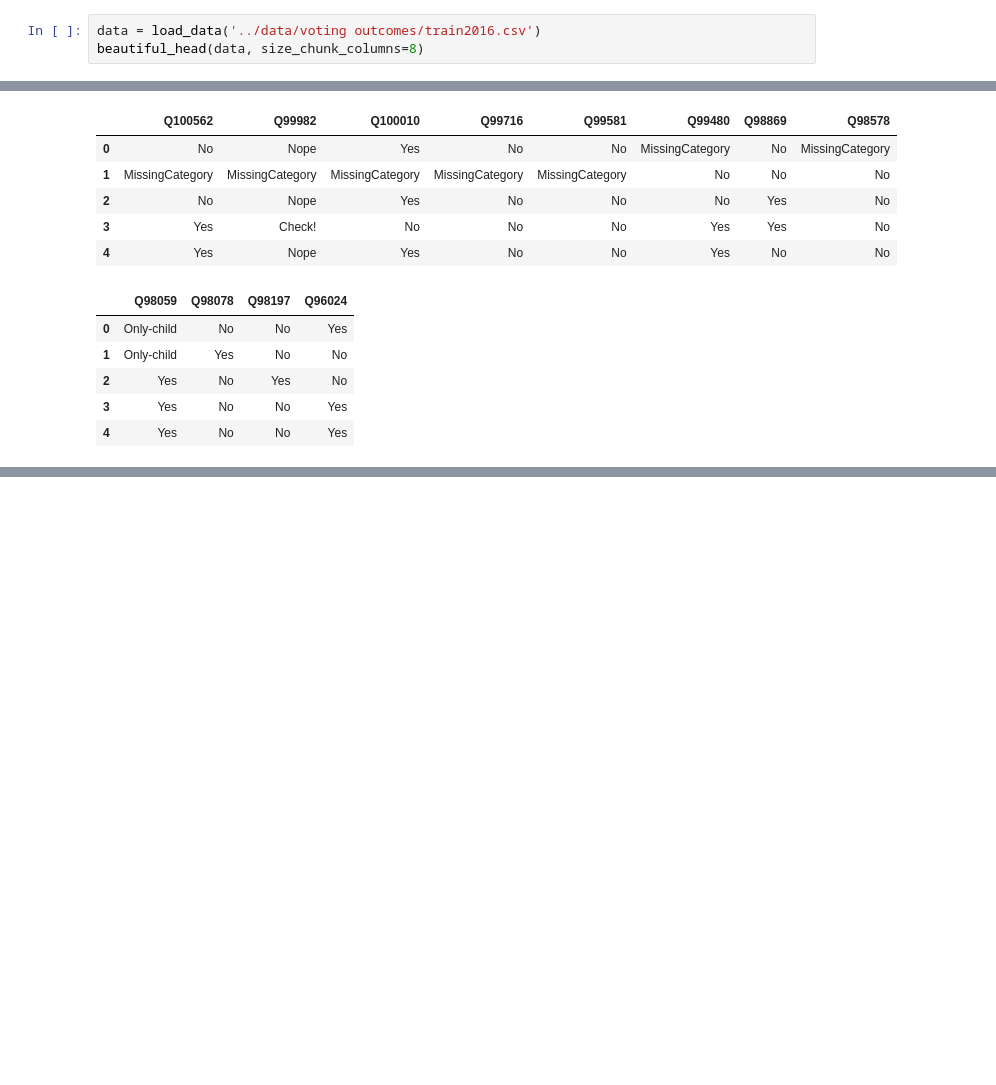
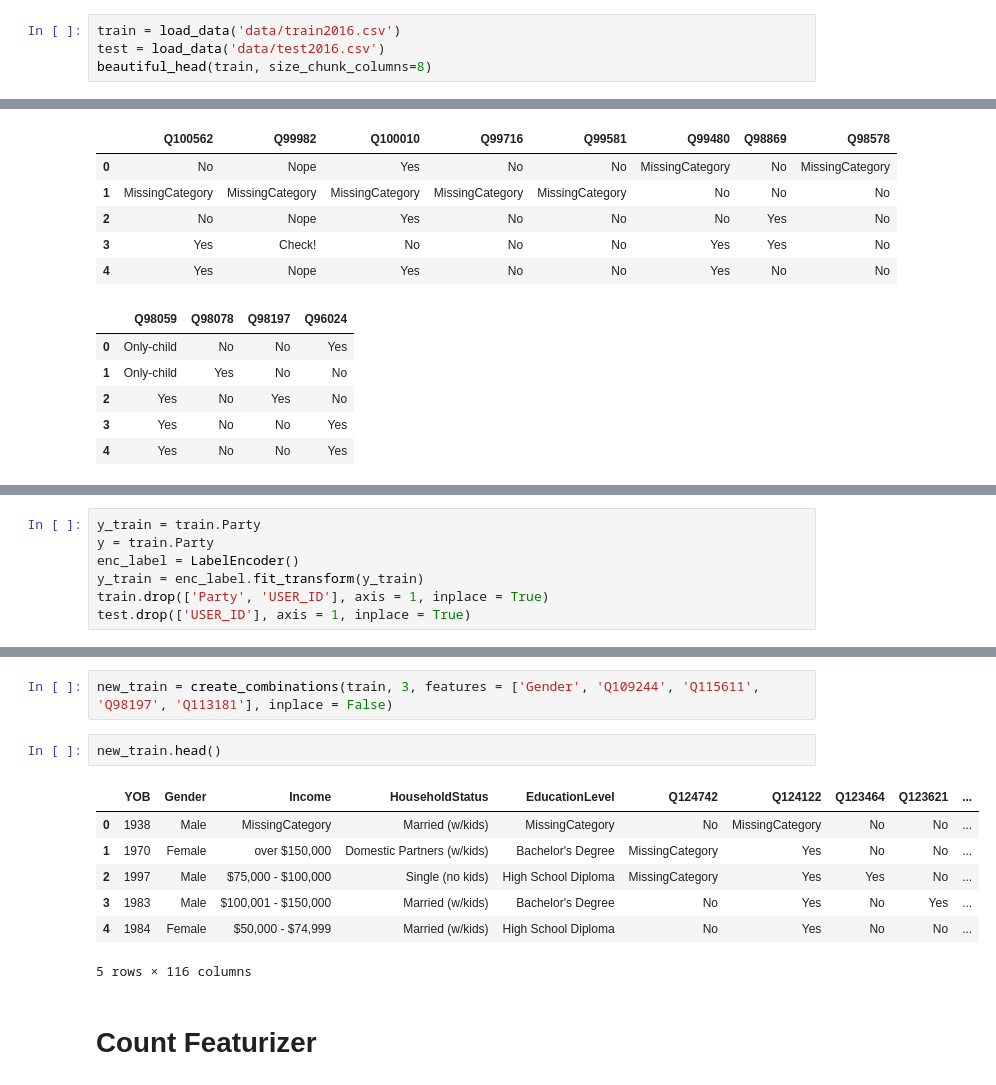
Before and after one commit to open-data-science/datascience-swiss-knife, a Jupyter notebook: handling categorical variables/cat_var_encoding.ipynb, the cells around one changed output, grey strips where cells are left out. Saved outputs shown, nothing was run; the diff lists cells and outputs as text; blank space fills up the shorter version.

```diff
--- a/handling categorical variables/Untitled.ipynb
+++ b/handling categorical variables/cat_var_encoding.ipynb
@@ -10,6 +17,7 @@ import pandas_profiling
 # %%
-data = load_data('../data/voting outcomes/train2016.csv')
-beautiful_head(data, size_chunk_columns=8)
+train = load_data('data/train2016.csv')
+test = load_data('data/test2016.csv')
+beautiful_head(train, size_chunk_columns=8)
 # %% [output]
 |  | USER_ID | YOB | Gender | Income | HouseholdStatus | EducationLevel | Party | Q124742 |
 | 0 | 1 | 1938 | Male | MissingCategory | Married (w/kids) | MissingCategory | Democrat | No |
@@ -106,0 +111,7 @@ dtype('int64')
+# %%
+y_train = train.Party
+y = train.Party
+enc_label = LabelEncoder()
+y_train = enc_label.fit_transform(y_train)
+train.drop(['Party', 'USER_ID'], axis = 1, inplace = True)
+test.drop(['USER_ID'], axis = 1, inplace = True)
@@ -106,0 +391,14 @@ dtype('int64')
+# %%
+new_train = create_combinations(train, 3, features = ['Gender', 'Q109244', 'Q115611', 'Q98197', 'Q113181'], inplace = False)
+# %%
+new_train.head()
+# %% [output]
+|  | YOB | Gender | Income | HouseholdStatus | EducationLevel | Q124742 | Q124122 | Q123464 | Q123621 | ... |
+| 0 | 1938 | Male | MissingCategory | Married (w/kids) | MissingCategory | No | MissingCategory | No | No | ... |
+| 1 | 1970 | Female | over $150,000 | Domestic Partners (w/kids) | Bachelor's Degree | MissingCategory | Yes | No | No | ... |
+| 2 | 1997 | Male | $75,000 - $100,000 | Single (no kids) | High School Diploma | MissingCategory | Yes | Yes | No | ... |
+| 3 | 1983 | Male | $100,001 - $150,000 | Married (w/kids) | Bachelor's Degree | No | Yes | No | Yes | ... |
+| 4 | 1984 | Female | $50,000 - $74,999 | Married (w/kids) | High School Diploma | No | Yes | No | No | ... |
+5 rows × 116 columns
+# %% [markdown]
+# Count Featurizer
```
Also changed, not shown: parts of 37 cells of this notebook, 2 other files.
